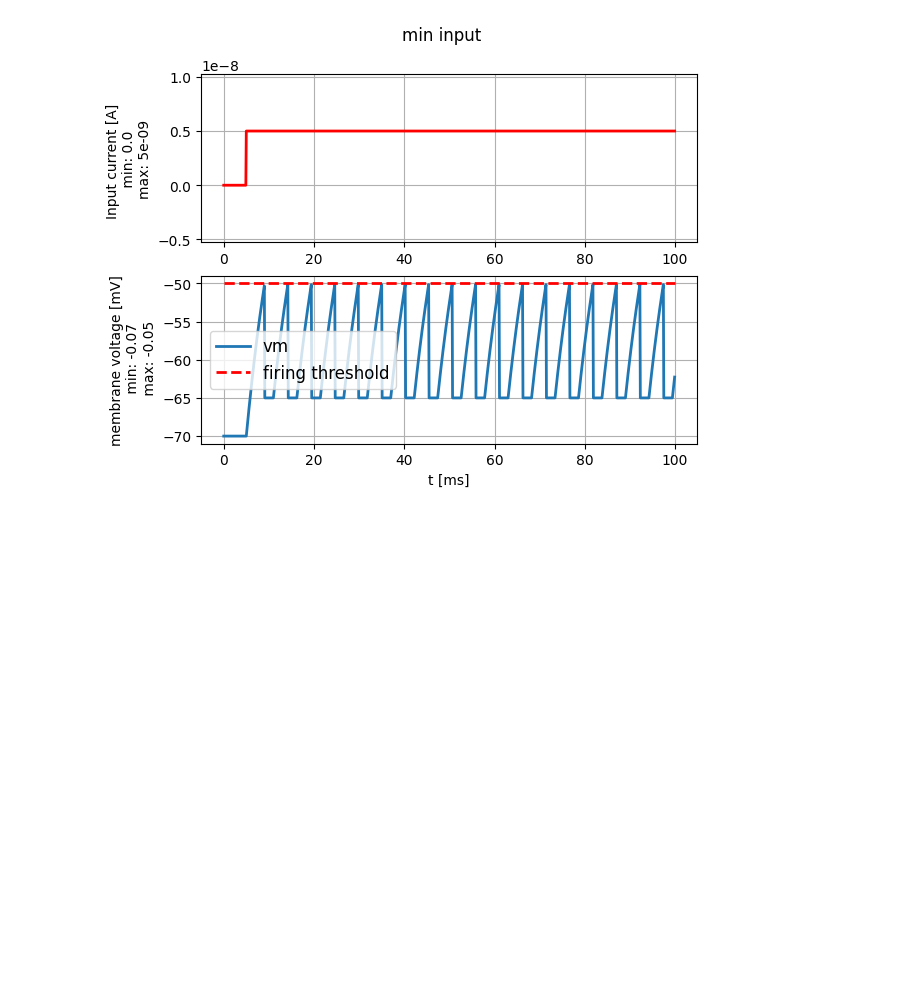
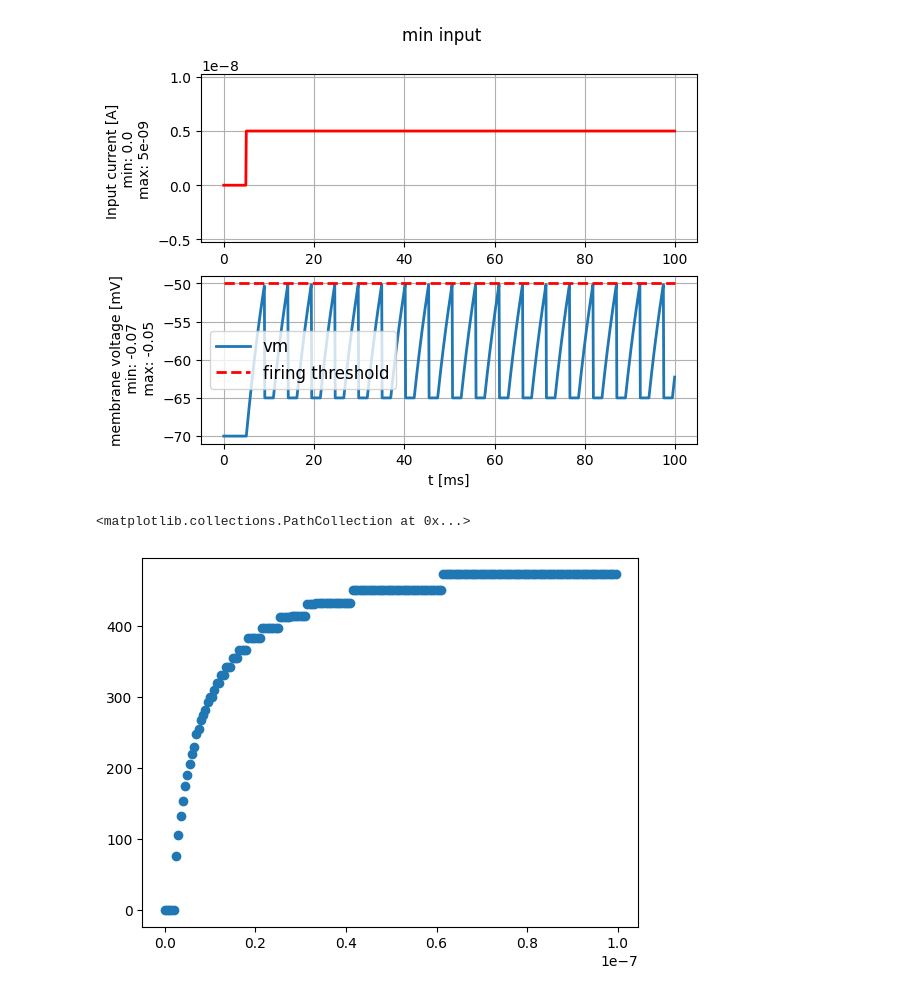
Before and after one commit to mariakesa/neuronaldynamics-exercises-EPFL, a Jupyter notebook: notebooks/LeakyIntegrateAndFire.ipynb, the cells around one changed output. Cells and saved outputs as stored; diff of their text form; code cells hidden in the pictures; blank space fills up the shorter version.

Commit message:
fI-curve

```diff
--- a/notebooks/LeakyIntegrateAndFire.ipynb
+++ b/notebooks/LeakyIntegrateAndFire.ipynb
@@ -69,3 +69,25 @@ print("nr of spikes: {}".format(spike_monitor.count[0]))  # should be 0
 resting potential: -0.07
 nr of spikes: 18
 [figure]
+# %%
+to_inject_curr=np.arange(0,100,0.5)*b2.namp
+firing_rate_lst=[]
+
+for i in range(0,200):
+    step_current = input_factory.get_step_current(
+    t_start=5, t_end=500, unit_time=b2.ms,
+    amplitude=to_inject_curr[i])
+
+    # run the LIF model.
+    # Note: As we do not specify any model parameters, the simulation runs with the default values
+    (state_monitor,spike_monitor) = LIF.simulate_LIF_neuron(input_current=step_current, simulation_time = 500 * b2.ms)
+
+    spike_count=spike_monitor.count[0]
+    firing_rate_lst.append(spike_count*2)
+# %%
+import matplotlib.pyplot as plt
+
+plt.scatter(to_inject_curr,firing_rate_lst)
+# %% [output]
+<matplotlib.collections.PathCollection at 0x...>
+[figure, added]
```
Also changed, not shown: parts of 1 cell of this notebook.
